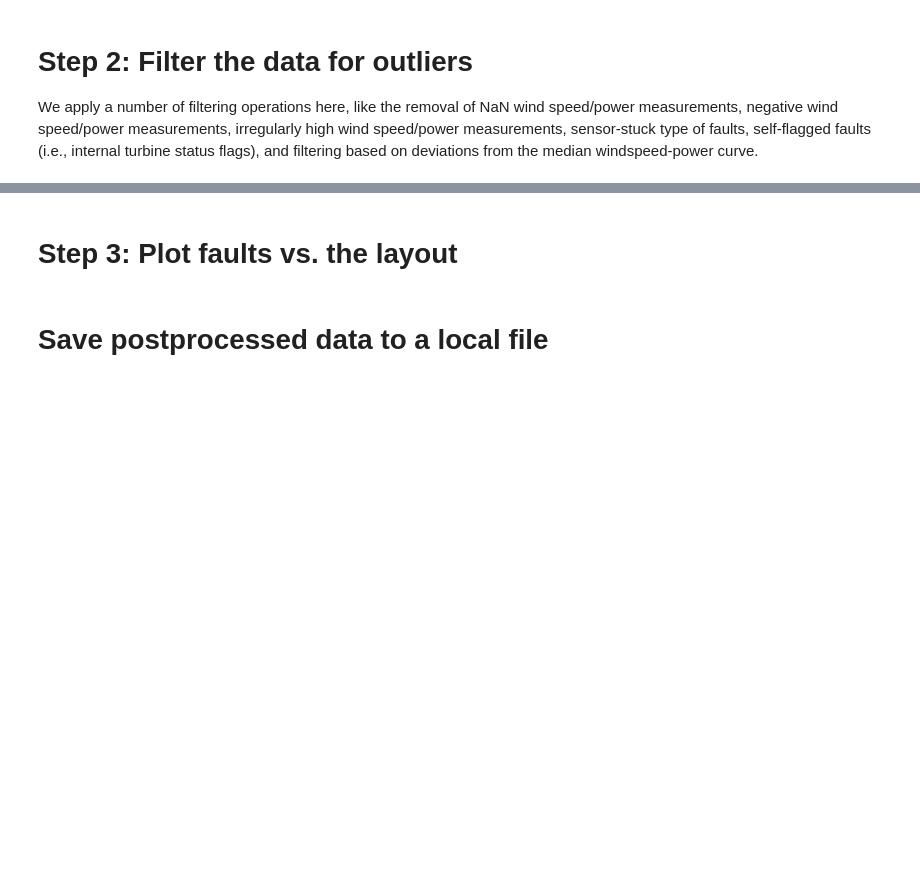
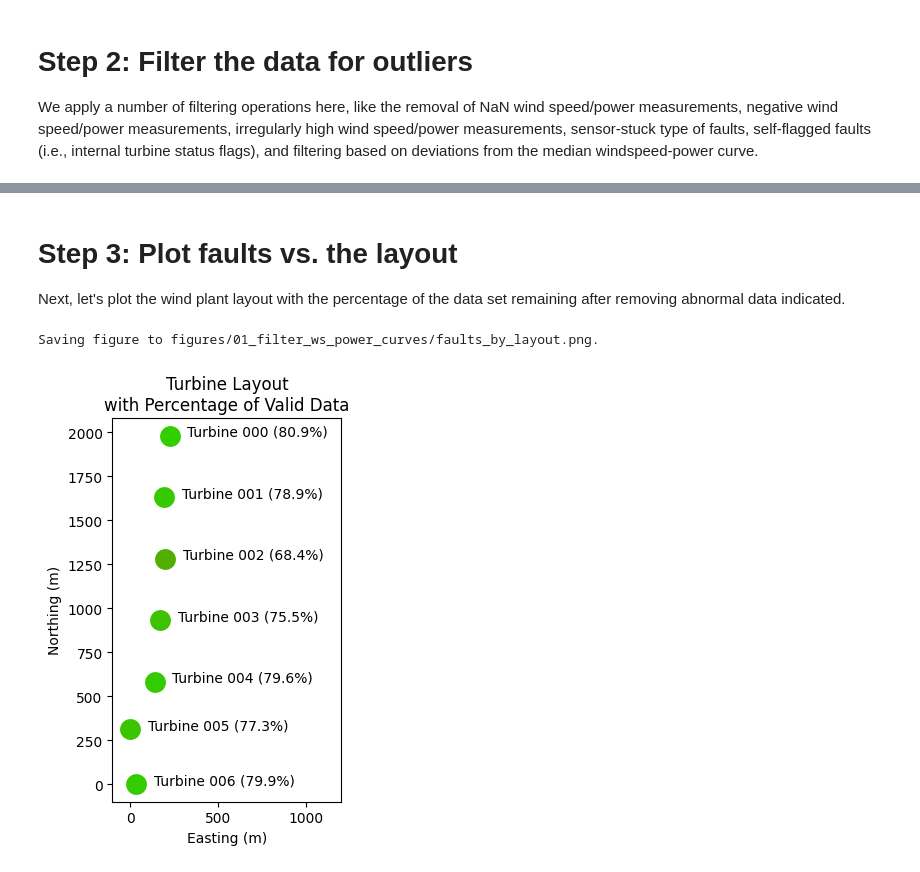
Before and after one commit to paulf81/fct_smarteole, a Jupyter notebook: python/01_raw_data_processing/01_filter_ws_power_curves.ipynb, the cells around one changed output, grey strips where cells are left out. Drawn from its saved outputs; the diff is of its cells as text; code cells hidden in the pictures; blank space fills up the shorter version.

Commit message:
updating power curve filtering example notebook for smarteole data

```diff
--- a/python/01_raw_data_processing/01_filter_ws_power_curves.ipynb
+++ b/python/01_raw_data_processing/01_filter_ws_power_curves.ipynb
@@ -95,3 +23,23 @@ print("Columns available in df_scada_formatted: {}.".format(list(df_scada_format
+# %%
+def load_data():
+    root_path = os.getcwd()
+    f = os.path.join(root_path, "postprocessed", "df_scada_60s_formatted.ftr")
+    df_scada = pd.read_feather(f)
+
+    # # Optionally: downsample to [x] minute averages to speed up things
+    # cols_angular = [c for c in df_scada if (("wd_" in c) or ("yaw_" in c))]
+    # df_scada = fto.df_downsample(
+    #     df_scada,
+    #     cols_angular=cols_angular,
+    #     window_width=td(seconds=600),
+    # )
+
+    return df_scada
+
+df_scada_formatted = load_data()
+
+# Assume a fixed ambient turbulence intensity of 11%, as used in the SMARTEOLE experiment
+df_scada_formatted["ti"] = 0.11
 # %% [markdown]
 # **Step 2**: Filter the data for outliers
 We apply a number of filtering operations here, like the removal of NaN wind speed/power measurements, negative wind speed/power measurements, irregularly high wind speed/power measurements, sensor-stuck type of faults, self-flagged faults (i.e., internal turbine status flags), and filtering based on deviations from the median windspeed-power curve.
@@ -280,5 +252,6 @@ df_scada_filtered, df_pow_curve = filter_by_ws_pow_curve(
-# %% [markdown]
-# **Step 3**: Plot faults vs. the layout
+# %% [markdown]
+# **Step 3**: Plot faults vs. the layout
+Next, let's plot the wind plant layout with the percentage of the data set remaining after removing abnormal data indicated.
 # %%
 def plot_faults_vs_layout(df):
     fi = load_floris()
@@ -294,37 +267,42 @@ def plot_faults_vs_layout(df):
         )
 
     # Plot layout and colormap
     fig, ax = plt.subplots(figsize=(14, 5))
     for ti in range(num_turbines):
         clr = [fault_ratio[ti], 1.0 - fault_ratio[ti], 0.0]
         ax.plot(
             layout_x[ti],
             layout_y[ti],
             "o",
             markersize=15,
             markerfacecolor=clr,
             markeredgewidth=0.0,
         )
         ax.text(
             layout_x[ti] + 100,
             layout_y[ti],
-            "T%03d (%.1f%%)" % (ti, (1.0 - fault_ratio[ti]) * 100.0),
+            "Turbine %03d (%.1f%%)" % (ti, (1.0 - fault_ratio[ti]) * 100.0),
             color="black",
         )
+        ax.set_xlim([-100, 1200])
+    ax.set_aspect('equal')
+    ax.set_ylabel("Northing (m)")
+    ax.set_xlabel("Easting (m)")
+    ax.set_title("Turbine Layout\nwith Percentage of Valid Data")
     fig.tight_layout()
 
     root_path = os.getcwd()
     out_path = os.path.join(
         root_path,
-        "data",
-        "05_preliminary_fault_analysis",
-        "show_filtered_faults_by_layout",
+        "figures",
+        "01_filter_ws_power_curves",
     )
     fig_out = os.path.join(out_path, "faults_by_layout.png")
-    print("Saving figure to {:s}.".format(fig_out))
+    print("Saving figure to {:s}.".format(os.path.relpath(fig_out)))
     os.makedirs(out_path, exist_ok=True)
     plt.savefig(fig_out, dpi=300)
 
 plot_faults_vs_layout(df_scada_filtered)
+# %% [output]
+Saving figure to figures/01_filter_ws_power_curves/faults_by_layout.png.
+[figure, added]
-# %% [markdown]
-# **Save postprocessed data** to a local file
```
Also changed, not shown: parts of 8 cells of this notebook, 1 other file.
